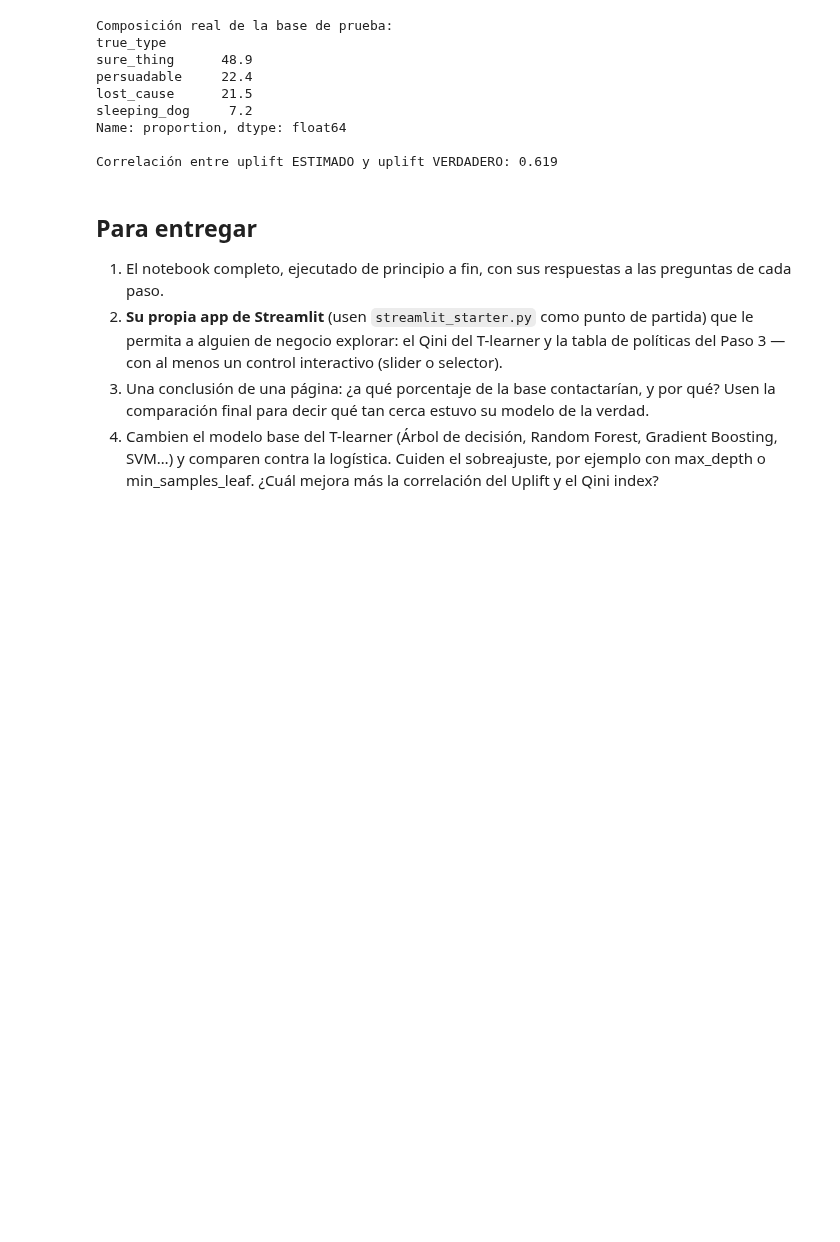
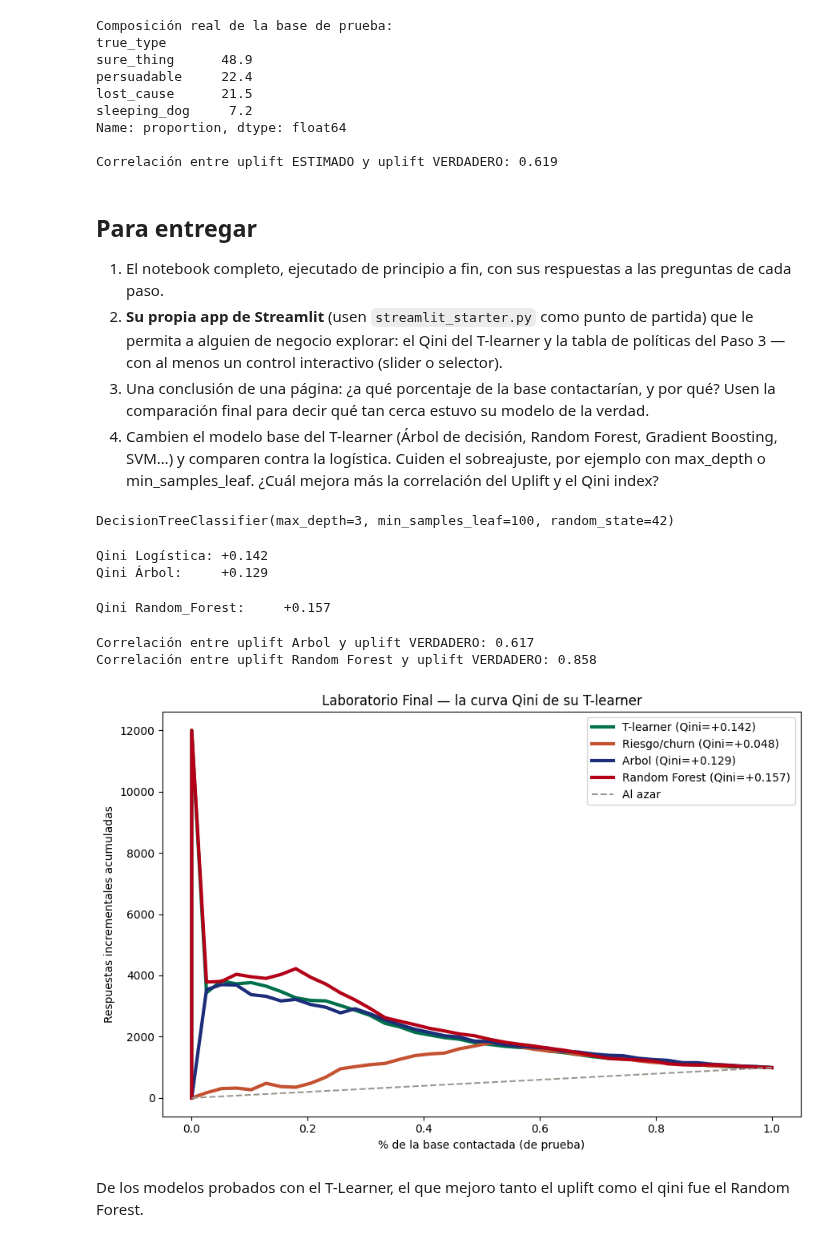
Before and after one commit to CristianFGC12/marketing-analytics-cristian-gonzalez, a Jupyter notebook: Semana_3/Tarea/laboratorio_final.ipynb, the cells around one changed output. Saved outputs shown, nothing was run; the diff lists cells and outputs as text; code cells hidden in the pictures; blank space fills up the shorter version.

```diff
--- a/Semana_3/Tarea/laboratorio_final.ipynb
+++ b/Semana_3/Tarea/laboratorio_final.ipynb
@@ -254,3 +254,17 @@ Correlación entre uplift ESTIMADO y uplift VERDADERO: 0.619
 3. Una conclusión de una página: ¿a qué porcentaje de la base contactarían, y por qué? Usen la
    comparación final para decir qué tan cerca estuvo su modelo de la verdad.
 4. Cambien el modelo base del T-learner (Árbol de decisión, Random Forest, Gradient Boosting, SVM…) y comparen contra la logística. Cuiden el sobreajuste, por ejemplo con max_depth o min_samples_leaf. ¿Cuál mejora más la correlación del Uplift y el Qini index?
+# %%
+from sklearn.tree import DecisionTreeClassifier
+
+#Arbol de Decisión profundidad 3
+
+modelo_tratado_arbol = DecisionTreeClassifier(max_depth=3,min_samples_leaf=100,random_state=42)
+
+modelo_control_arbol = DecisionTreeClassifier(max_depth=3,min_samples_leaf=100,random_state=42)
+
+modelo_tratado_arbol.fit(train_t[FEATURES],train_t["responded_60d"])
+
+modelo_control_arbol.fit(train_c[FEATURES],train_c["responded_60d"])
+# %% [output]
+DecisionTreeClassifier(max_depth=3, min_samples_leaf=100, random_state=42)
@@ -256,0 +277,61 @@ Correlación entre uplift ESTIMADO y uplift VERDADERO: 0.619
+# %%
+xs_arbol, ys_arbol = curva_qini(test,"uplift_arbol")
+
+qini_arbol = coeficiente_qini(xs_arbol,ys_arbol,len(test))
+
+print(f"Qini Logística: {qini_uplift:+.3f}")
+print(f"Qini Árbol:     {qini_arbol:+.3f}")
+# %% [output]
+Qini Logística: +0.142
+Qini Árbol:     +0.129
+# %%
+from sklearn.ensemble import RandomForestClassifier
+
+#Random Forest
+modelo_tratado_rf = RandomForestClassifier(n_estimators=200,max_depth=5,min_samples_leaf=50,random_state=42,n_jobs=-1)
+
+modelo_control_rf = RandomForestClassifier(n_estimators=200,max_depth=5,min_samples_leaf=50,random_state=42,n_jobs=-1)
+
+modelo_tratado_rf.fit(train_t[FEATURES],train_t["responded_60d"])
+
+modelo_control_rf.fit(train_c[FEATURES],train_c["responded_60d"])
+
+test["p_t_rf"] = modelo_tratado_rf.predict_proba(X_test)[:, 1]
+test["p_c_rf"] = modelo_control_rf.predict_proba(X_test)[:, 1]
+
+test["uplift_rf"] = test["p_t_rf"] - test["p_c_rf"]
+
+xs_rf, ys_rf = curva_qini(test,"uplift_rf")
+qini_rf = coeficiente_qini(xs_rf,ys_rf,len(test))
+
+print(f"Qini Random_Forest:     {qini_rf:+.3f}")
+# %% [output]
+Qini Random_Forest:     +0.157
+# %%
+full_test = full[full["customer_id"].isin(test["customer_id"])].merge(
+    test[["customer_id", "uplift_arbol","uplift_rf", "prob_churn"]], on="customer_id"
+)
+
+print("Correlación entre uplift Arbol y uplift VERDADERO:", round(full_test["uplift_arbol"].corr(full_test["true_uplift_prob"]), 3))
+print("Correlación entre uplift Random Forest y uplift VERDADERO:", round(full_test["uplift_rf"].corr(full_test["true_uplift_prob"]), 3))
+# %% [output]
+Correlación entre uplift Arbol y uplift VERDADERO: 0.617
+Correlación entre uplift Random Forest y uplift VERDADERO: 0.858
+# %%
+fig, ax = plt.subplots(figsize=(9, 6))
+ax.plot(xs_uplift, ys_uplift, color="#00704A", linewidth=3, label=f"T-learner (Qini={qini_uplift:+.3f})")
+ax.plot(xs_riesgo, ys_riesgo, color="#C4512F", linewidth=3, label=f"Riesgo/churn (Qini={qini_riesgo:+.3f})")
+ax.plot(xs_arbol, ys_arbol, color="#1C2D7A", linewidth=3, label=f"Arbol (Qini={qini_arbol:+.3f})")
+ax.plot(xs_rf, ys_rf, color="#B30017", linewidth=3, label=f"Random Forest (Qini={qini_rf:+.3f})")
+ax.plot([0, 1], [0, ys_uplift[-1]], color="#9A988E", linestyle="--", label="Al azar")
+ax.set_xlabel("% de la base contactada (de prueba)")
+ax.set_ylabel("Respuestas incrementales acumuladas")
+ax.set_title("Laboratorio Final — la curva Qini de su T-learner")
+ax.legend()
+plt.tight_layout()
+plt.savefig("curva_qini_laboratorio.png", dpi=150)
+plt.show()
+# %% [output]
+[figure, added]
+# %% [markdown]
+De los modelos probados con el T-Learner, el que mejoro tanto el uplift como el qini fue el Random Forest.
```
Also changed, not shown: parts of 1 cell of this notebook.
